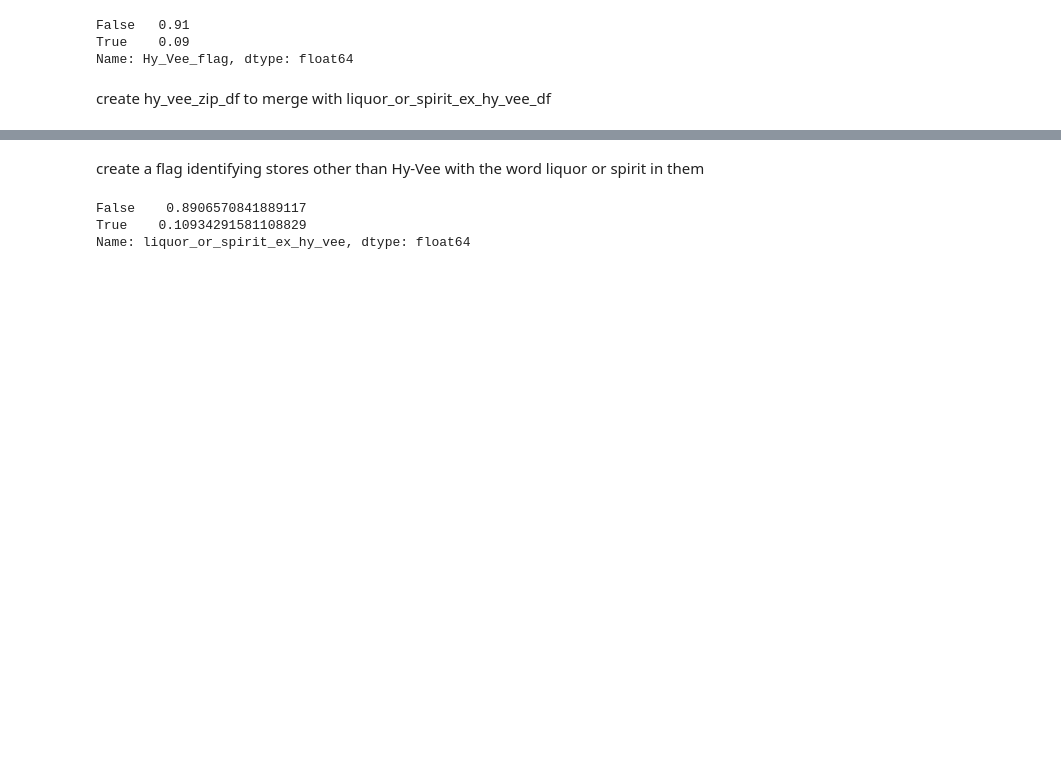
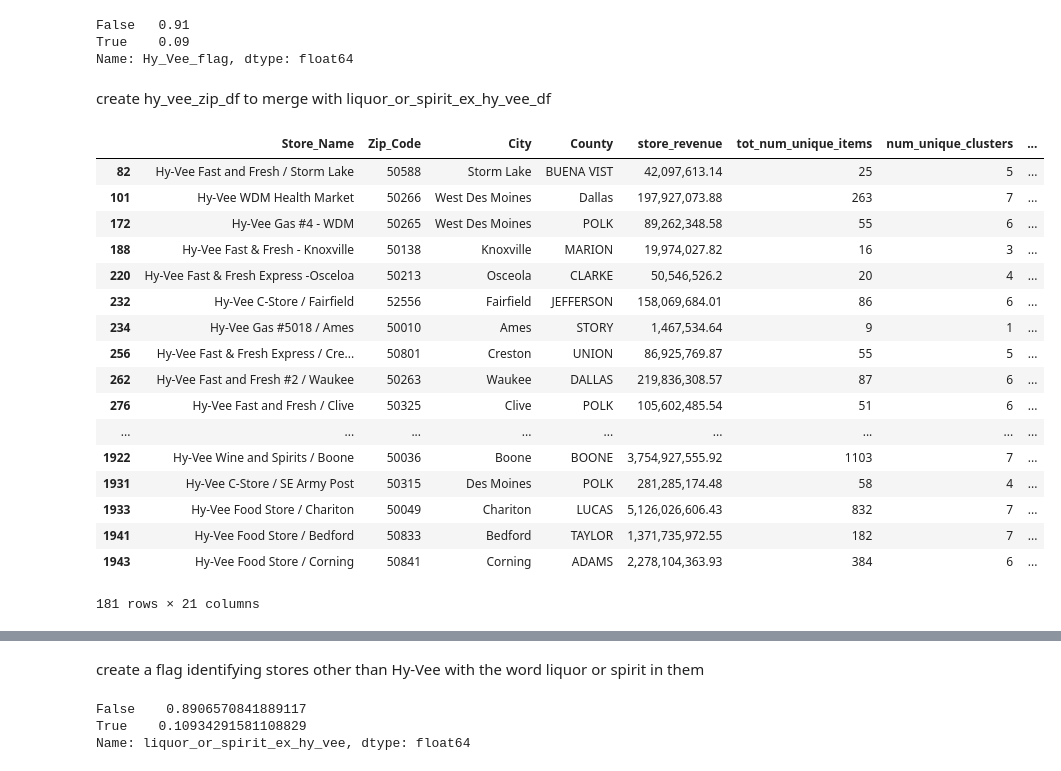
Before and after one commit to dgarbato/capstone, a Jupyter notebook: stores_clust_info_combined2 analysis.ipynb, the cells around one changed output, grey strips where cells are left out. Cells and saved outputs as stored; diff of their text form; code cells hidden in the pictures; blank space fills up the shorter version.

Commit message:
Clustered stores using product clusters

```diff
--- a/stores_clust_info_combined2 analysis.ipynb
+++ b/stores_clust_info_combined2 analysis.ipynb
@@ -686,11 +657,30 @@ hy_vee_zip_df = stores_clust_info_combined2.groupby(['Zip_Code']).agg({'Hy_Vee_f
 # create df
 pd.set_option('display.float_format', lambda x: '%.2f' % x)
 pd.options.display.float_format = '{:,}'.format
-hy_vee = stores_clust_info_combined2.loc[stores_clust_info_combined2.Hy_Vee_flag==True,['Store_Name', 'Zip_Code' , 'City', 'County', 'store_revenue','profit_margin',
+hy_vee = stores_clust_info_combined2.loc[stores_clust_info_combined2.Hy_Vee_flag==True,['Store_Name', 'Zip_Code' , 'City', 'County', 'store_revenue',
                                                                               'tot_num_unique_items', 'num_unique_clusters', 'rev_Cheap' , 'rev_High_End', 'rev_Moderately_High', 'rev_Most_Variety', 'rev_Popular_Bottles', 'rev_Quick_Shots', 'rev_Volume_For_Dollar', 'cl_Cheap', 'cl_High_End', 'cl_Moderately_High', 'cl_Most_Variety', 'cl_Popular_Bottles', 'cl_Quick_Shots', 'cl_Volume_For_Dollar']]
 # %%
-# hy_vee.to_csv(r'C:\Users\dgarb\OneDrive\Desktop\Capstone Data\liquor_2021\hy_vee.csv')
+hy_vee.to_csv(r'C:\Users\dgarb\OneDrive\Desktop\Capstone Data\liquor_2021\hy_vee2.csv')
 hy_vee
+# %% [output]
+|  | Store_Name | Zip_Code | City | County | store_revenue | tot_num_unique_items | num_unique_clusters | ... |
+| 82 | Hy-Vee Fast and Fresh / Storm Lake | 50588 | Storm Lake | BUENA VIST | 42,097,613.14 | 25 | 5 | ... |
+| 101 | Hy-Vee WDM Health Market | 50266 | West Des Moines | Dallas | 197,927,073.88 | 263 | 7 | ... |
+| 172 | Hy-Vee Gas #4 - WDM | 50265 | West Des Moines | POLK | 89,262,348.58 | 55 | 6 | ... |
+| 188 | Hy-Vee Fast & Fresh - Knoxville | 50138 | Knoxville | MARION | 19,974,027.82 | 16 | 3 | ... |
+| 220 | Hy-Vee Fast & Fresh Express -Osceloa | 50213 | Osceola | CLARKE | 50,546,526.2 | 20 | 4 | ... |
+| 232 | Hy-Vee C-Store / Fairfield | 52556 | Fairfield | JEFFERSON | 158,069,684.01 | 86 | 6 | ... |
+| 234 | Hy-Vee Gas #5018 / Ames | 50010 | Ames | STORY | 1,467,534.64 | 9 | 1 | ... |
+| 256 | Hy-Vee Fast & Fresh Express / Cre... | 50801 | Creston | UNION | 86,925,769.87 | 55 | 5 | ... |
+| 262 | Hy-Vee Fast and Fresh #2 / Waukee | 50263 | Waukee | DALLAS | 219,836,308.57 | 87 | 6 | ... |
+| 276 | Hy-Vee Fast and Fresh / Clive | 50325 | Clive | POLK | 105,602,485.54 | 51 | 6 | ... |
+| ... | ... | ... | ... | ... | ... | ... | ... | ... |
+| 1922 | Hy-Vee Wine and Spirits / Boone | 50036 | Boone | BOONE | 3,754,927,555.92 | 1103 | 7 | ... |
+| 1931 | Hy-Vee C-Store / SE Army Post | 50315 | Des Moines | POLK | 281,285,174.48 | 58 | 4 | ... |
+| 1933 | Hy-Vee Food Store / Chariton | 50049 | Chariton | LUCAS | 5,126,026,606.43 | 832 | 7 | ... |
+| 1941 | Hy-Vee Food Store / Bedford | 50833 | Bedford | TAYLOR | 1,371,735,972.55 | 182 | 7 | ... |
+| 1943 | Hy-Vee Food Store / Corning | 50841 | Corning | ADAMS | 2,278,104,363.93 | 384 | 6 | ... |
+181 rows × 21 columns
 # %%
 
 # stores_clust_info_combined2['Hy_Vee_flag'] = [True if 'Hy-Vee' in store else False for store in stores_clust_info_combined2.Store_Name ]
```
Also changed, not shown: parts of 16 cells of this notebook, 17 other files.
